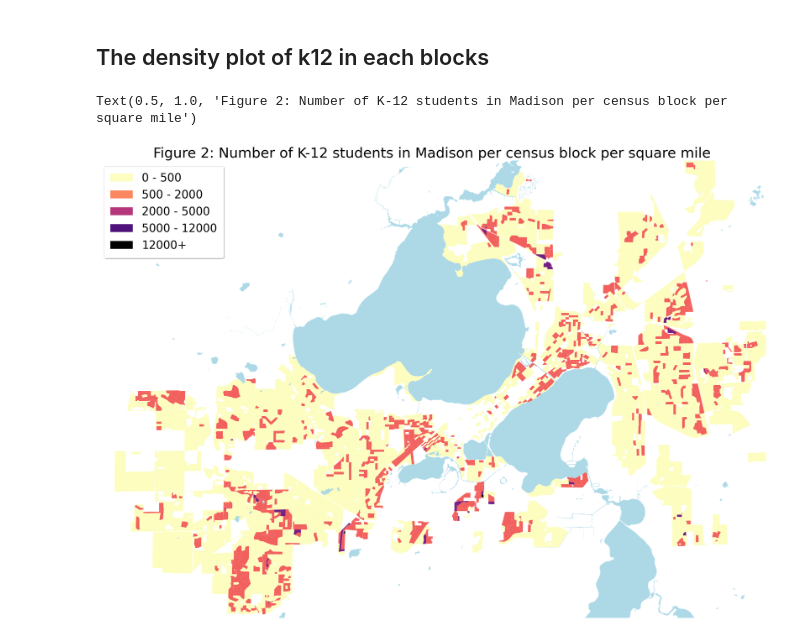
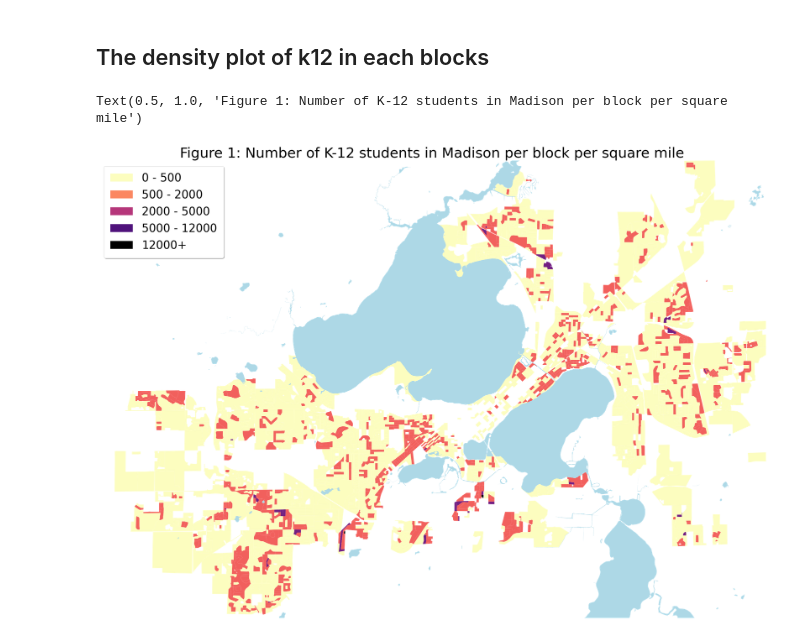
Before and after one commit to wesley0628/Internet-Access-Analysis, a Jupyter notebook: Internet_Access.ipynb, the cells around one changed output. Cells and saved outputs as stored; diff of their text form; code cells hidden in the pictures.

```diff
--- a/Internet_Access.ipynb
+++ b/Internet_Access.ipynb
@@ -150,7 +150,7 @@ merged.head()
 | 3 | Block 2000, Block Group 2, Census... | 2226 Allied Dr | 8 unit Apartment | Commercial | 16 | POINT (-89.45973 43.02952) | 800970.644487 | 466366.051694 | 294 | ... |
 | 4 | Block 2000, Block Group 2, Census... | 2234 Allied Dr | 8 unit Apartment | Commercial | 16 | POINT (-89.45978 43.02925) | 800959.021351 | 466267.246640 | 294 | ... |
 # %%
-merged["K12_est"] = merged["Total_K-12_block"] * merged["Bedrooms"] / merged["BlockBedrooms"]
+# merged["K12_est"] = merged["Total_K-12_block"] * merged["Bedrooms"] / merged["BlockBedrooms"]
 K12_df = merged
 K12_df.head()
 # %% [output]
@@ -462,29 +473,29 @@ Text(0.5, 1.0, 'Figure 4: Number of K-12 students living in non-apartments per s
 # %%
 result["block_density"] = result['Total_K-12_block'] / result['area']
 result = gpd.GeoDataFrame(result)
 madison = gpd.sjoin(result, dane, how="right", op="within")
 madison = madison[["geometry", "block_density"]]
 madison = madison.dropna()
 bp = mc.UserDefined(apartment_madison["apt_density"], bins=[500, 2000, 5000, 12000, 50000])
 ax = madison.plot(figsize = (50, 30), legend=True, scheme = 'UserDefined',
                   classification_kwds={'bins': [500, 2000, 5000, 12000, 50000]}, k = 5, column='block_density', cmap = 'magma_r')
 handles, labels = ax.get_legend_handles_labels()
 cmap = plt.get_cmap('magma_r')
 bins = bp.bins
 bins = np.insert(bins, 0, 0)
 LegendElement = [mpatches.Patch(facecolor=cmap(_*0.25), label=f'{int(max(bins[_], 0))} - {int(bins[_+1])}')
                  for _ in range(4)] + [mpatches.Patch(facecolor='black', hatch='', label='12000+')]
 ax.legend(handles = LegendElement, loc='upper left', fontsize=40, shadow=True, borderpad=0.6)
 lake_df.plot(ax=ax,color="lightblue")
 ax.spines['top'].set_visible(False)
 ax.spines['right'].set_visible(False)
 ax.spines['bottom'].set_visible(False)
 ax.spines['left'].set_visible(False)
 ax.set_ylim([43.000, 43.165])
 ax.set_xlim([-89.58, -89.25])
 ax.axis('off')
-ax.set_title("Figure 2: Number of K-12 students in Madison per census block per square mile", fontsize = 50)
+ax.set_title("Figure 1: Number of K-12 students in Madison per block per square mile", fontsize = 50)
 # %% [output]
-Text(0.5, 1.0, 'Figure 2: Number of K-12 students in Madison per census block per square mile')
+Text(0.5, 1.0, 'Figure 1: Number of K-12 students in Madison per block per square mile')
-[figure, old version]
+[figure, new version]
 # %%
```
Also changed, not shown: parts of 15 cells of this notebook, 1 other file.
